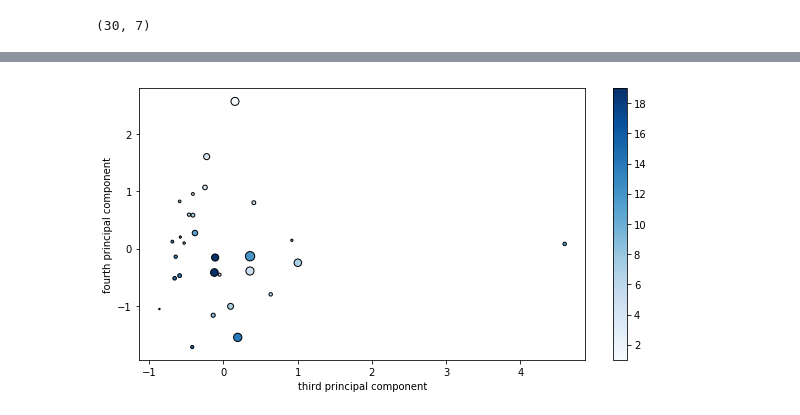
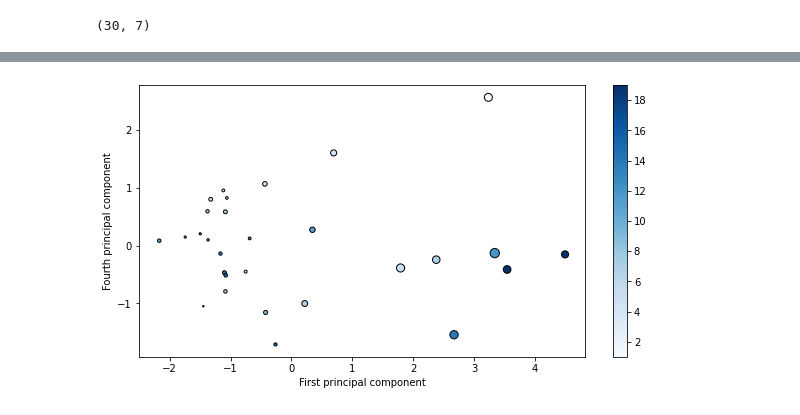
Before and after one commit to mathiam99/Covid19-april-2020-sn, a Jupyter notebook: coronavirus-apris-2020-sn.ipynb, the cells around one changed output, grey strips where cells are left out. Cells and saved outputs as stored; diff of their text form; code cells hidden in the pictures.

```diff
--- a/coronavirus-apris-2020-sn.ipynb
+++ b/coronavirus-apris-2020-sn.ipynb
@@ -245,10 +257,10 @@ plt.show()
 # %%
 fig = plt.figure()
-plt.scatter(xpca[:,2],xpca[:,3], c= covidsn["healed"], s= covidsn["positive_test"], cmap='Blues', edgecolors='k')
-plt.xlabel("third principal component")
-plt.ylabel("fourth principal component")
+plt.scatter(xpca[:,0],xpca[:,3], c= covidsn["healed"], s= covidsn["positive_test"], cmap='Blues', edgecolors='k')
+plt.xlabel("First principal component")
+plt.ylabel("Fourth principal component")
 plt.colorbar()
 fig.set_size_inches(10,5)
 plt.show()
 # %% [output]
-[figure, old version]
+[figure, new version]
```
Also changed, not shown: parts of 14 cells of this notebook.
